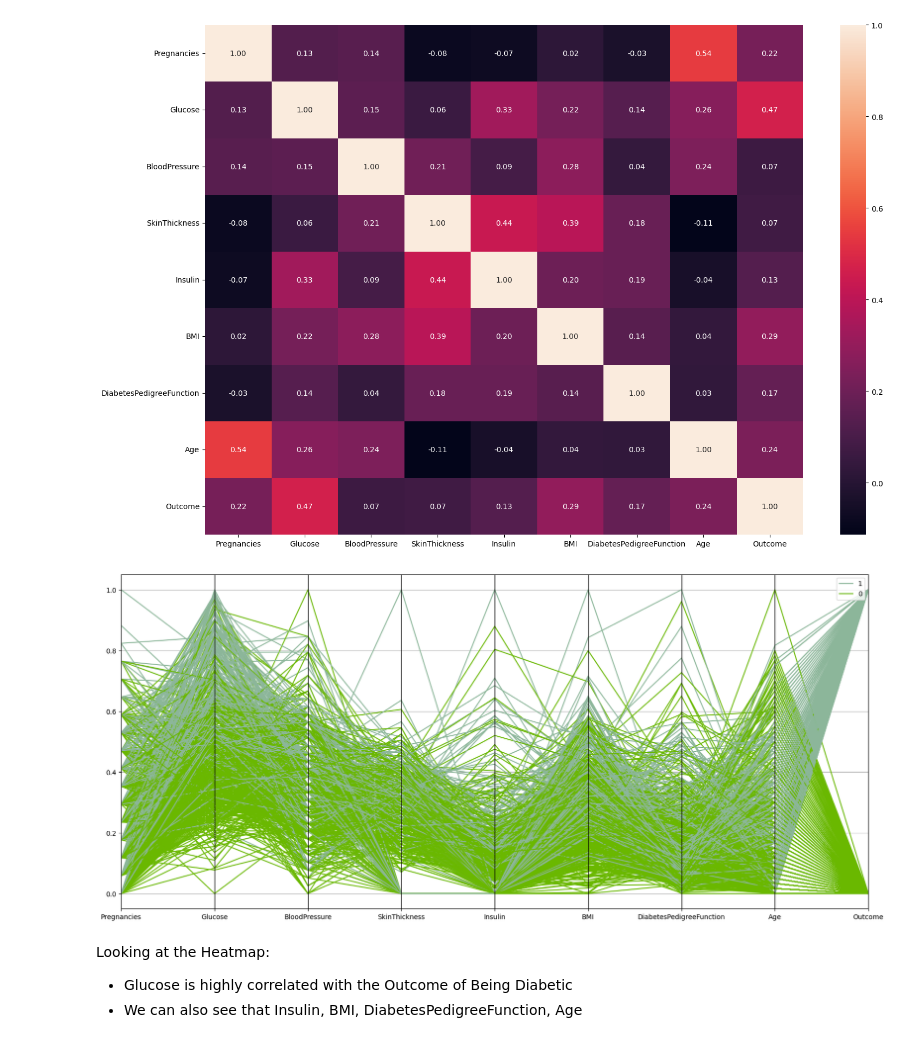
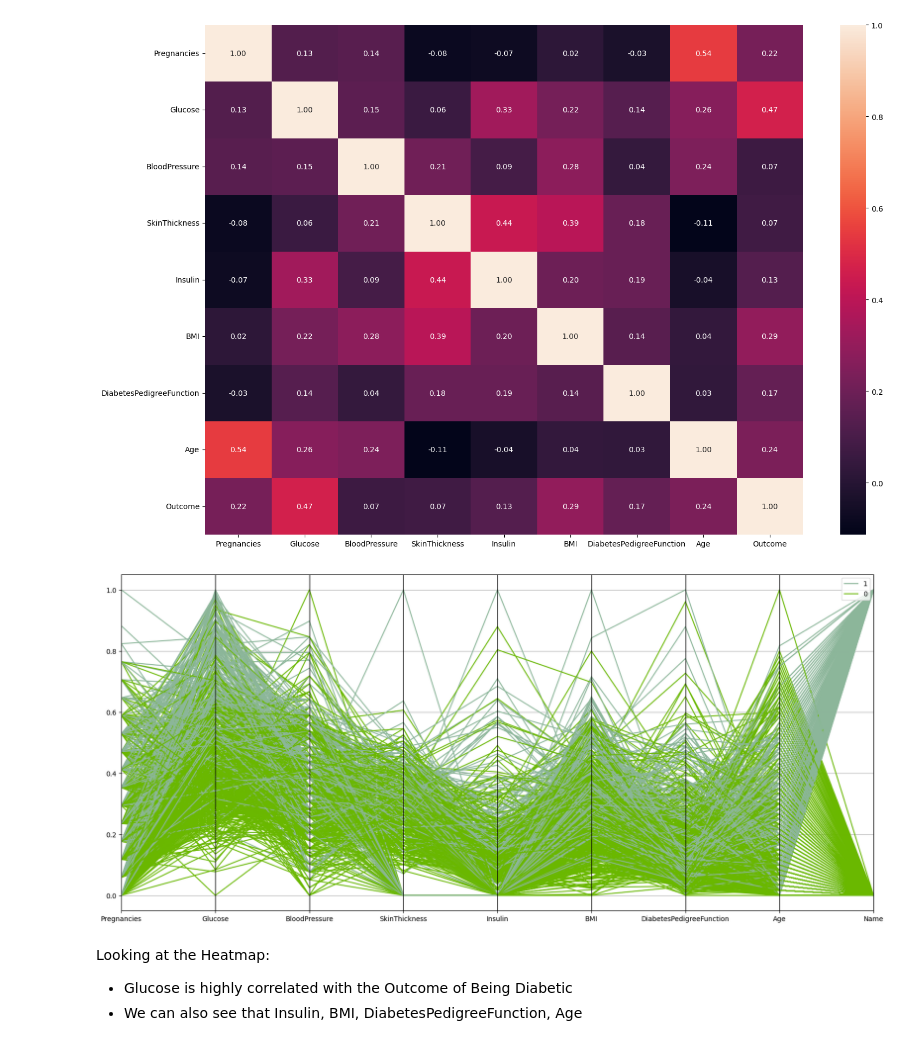
Before and after one commit to 4GeeksAcademy/gustavolima-decisiontree, a Jupyter notebook: src/explore.ipynb, the cells around one changed output. Cells and saved outputs as stored; diff of their text form; code cells hidden in the pictures.

```diff
--- a/src/explore.ipynb
+++ b/src/explore.ipynb
@@ -135,13 +135,13 @@ plt.show()
 # %%
 # Plot Parallel Coordinates
 total_data = X
 total_data['Outcome'] = y
 
 plt.figure(figsize=(20, 9))
-pd.plotting.parallel_coordinates(total_data, "Name")
+pd.plotting.parallel_coordinates(total_data, 'Outcome')
 plt.show()
 # %% [output]
-[figure, old version]
+[figure, new version]
 # %% [markdown]
 Looking at the Heatmap:
 
```
Also changed, not shown: parts of 8 cells of this notebook, 2 other files.
